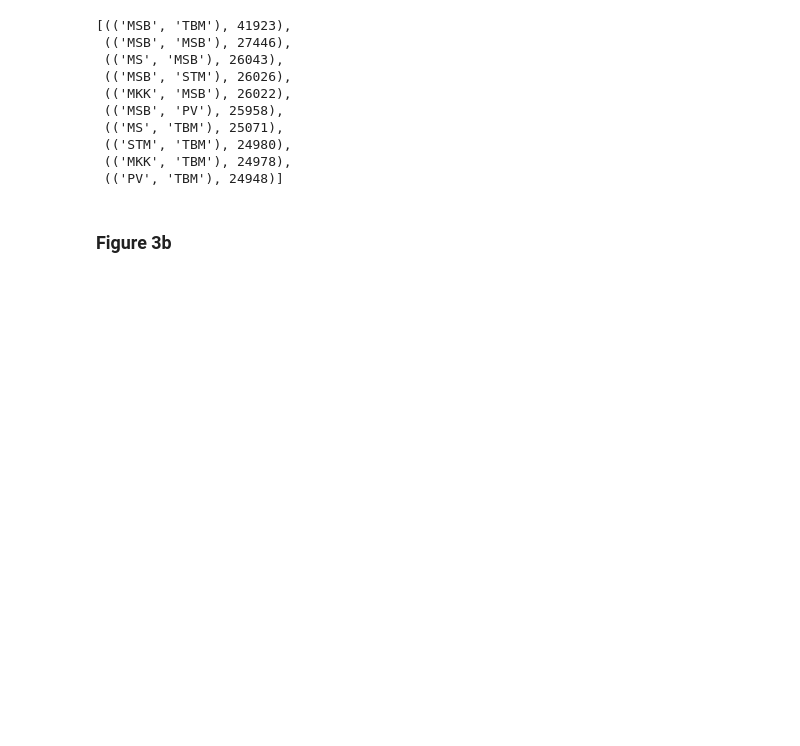
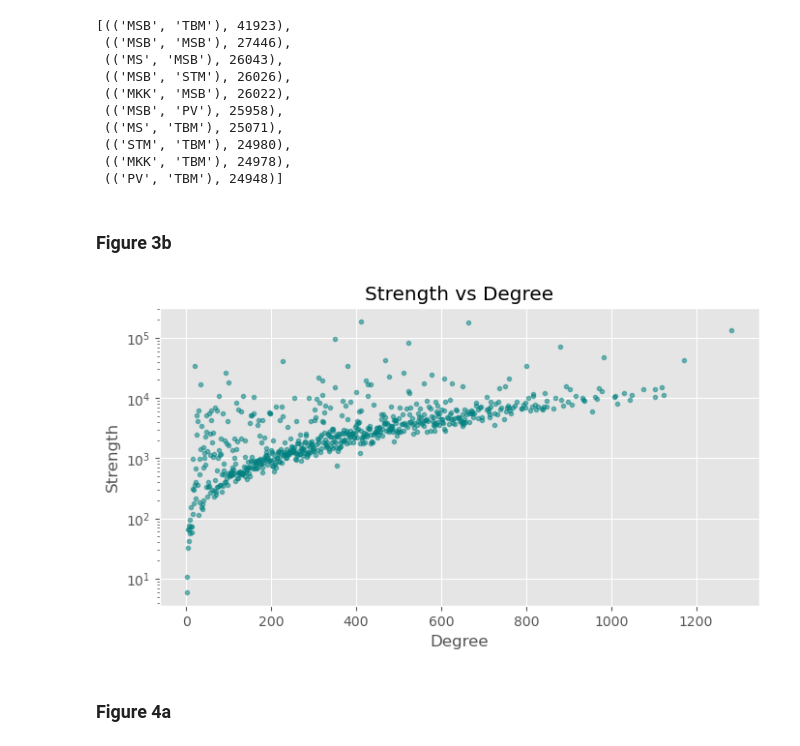
Before and after one commit to Armagaan/irn-data-analysis, a Jupyter notebook: src/explore.ipynb, the cells around one changed output. Saved outputs shown, nothing was run; the diff lists cells and outputs as text; code cells hidden in the pictures; blank space fills up the shorter version.

```diff
--- a/src/explore.ipynb
+++ b/src/explore.ipynb
@@ -367,3 +367,31 @@ Top 10 edges based on weight:
  (('PV', 'TBM'), 24948)]
 # %% [markdown]
 ### Figure 3b
+# %%
+degree_strength_dict = {}
+for node in irn.nodes():
+    degree = nx.degree(irn, node)
+    strength = nx.degree(irn, node, weight="weight")
+    try:
+        degree_strength_dict[degree][0] += strength
+        degree_strength_dict[degree][1] += 1
+    except KeyError:
+        degree_strength_dict[degree] = [strength, 1]
+
+degree_strength_list = [(k, v[0] / v[1]) for k, v in degree_strength_dict.items()]
+degree_strength_list = sorted(degree_strength_list, key=lambda x: x[0])
+# %%
+plt.figure(figsize=(8, 4))
+xticks = [i[0] for i in degree_strength_list]
+yticks = [i[1] for i in degree_strength_list]
+plt.semilogy(xticks, yticks, marker=".", linewidth=0, alpha=0.5, color=COLOR)
+
+plt.title("Strength vs Degree")
+plt.ylabel("Strength")
+plt.xlabel("Degree")
+
+plt.show()
+# %% [output]
+[figure, added]
+# %% [markdown]
+### Figure 4a
```
Also changed, not shown: parts of 7 cells of this notebook.
